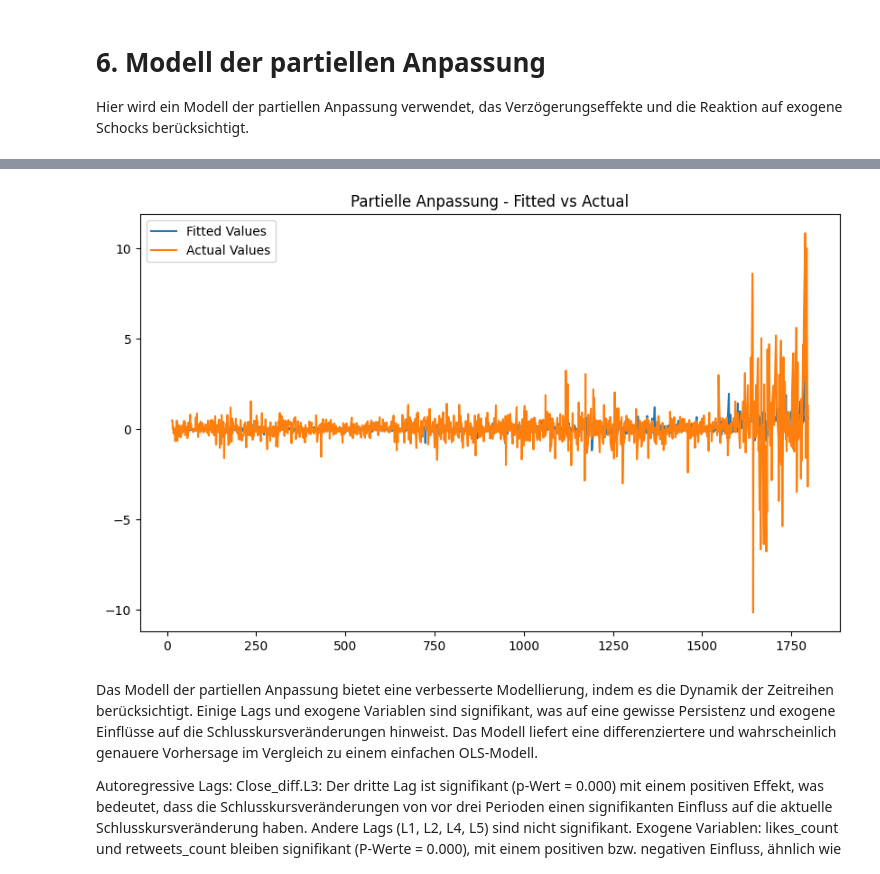
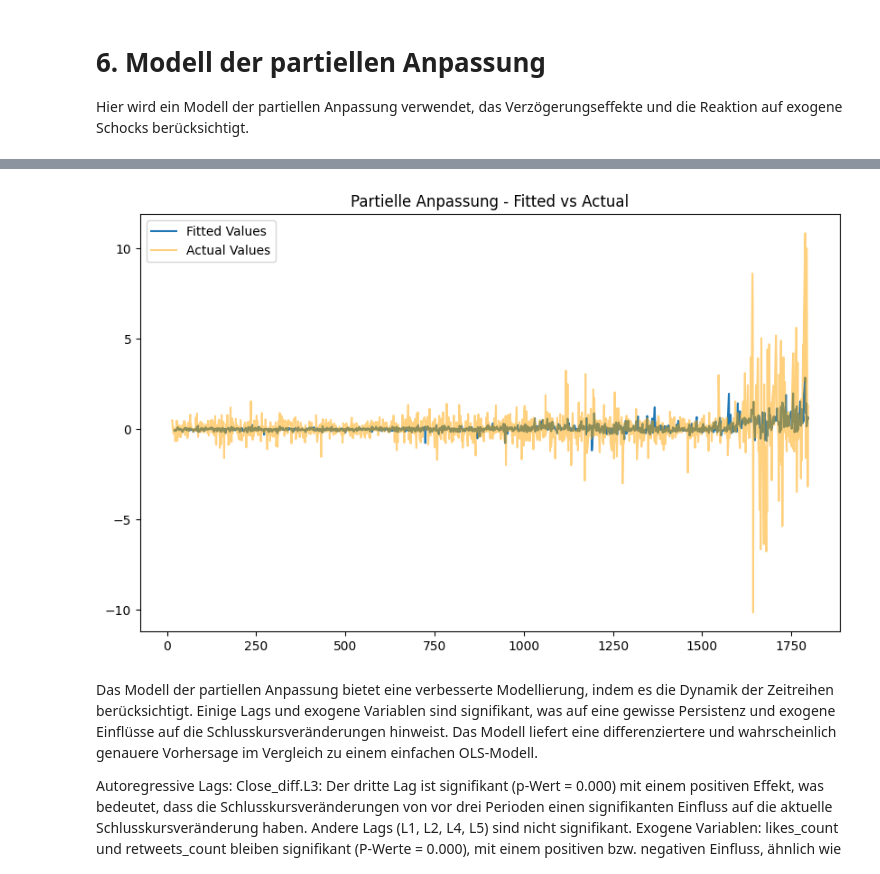
Before and after one commit to ReebalSami/140-Characters-and-Billion-Dollar-Moves, a Jupyter notebook: Modell.ipynb, the cells around one changed output, grey strips where cells are left out. Drawn from its saved outputs; the diff is of its cells as text; code cells hidden in the pictures.

```diff
--- a/Modell.ipynb
+++ b/Modell.ipynb
@@ -511,8 +502,13 @@ print(ar_result.summary())
 
 # Plot der Residuen und Modellgüte
 plt.figure(figsize=(10, 6))
+
+# Plot Fitted Values
 plt.plot(ar_result.fittedvalues, label="Fitted Values")
-plt.plot(df['Close_diff'].dropna(), label="Actual Values")
+
+# Plot Actual Values with transparent orange color
+plt.plot(df['Close_diff'].dropna(), label="Actual Values", color="orange", alpha=0.5)
+
 plt.legend()
 plt.title('Partielle Anpassung - Fitted vs Actual')
 plt.show()
@@ -527,14 +523,14 @@ Time:                        22:40:39   BIC                           4083.550
 Sample:                             5   HQIC                          4037.819
                                  1372
 ============================================================================================
                                coef    std err          z      P>|z|      [0.025      0.975]
 --------------------------------------------------------------------------------------------
 ... (19 lines left out)
 AR.3            2.1169           -0.9868j            2.3356           -0.0694
 AR.4            2.1169           +0.9868j            2.3356            0.0694
 AR.5           -8.3123           -0.0000j            8.3123           -0.5000
 -----------------------------------------------------------------------------
-[figure, old version]
+[figure, new version]
 # %% [markdown]
 Das Modell der partiellen Anpassung bietet eine verbesserte Modellierung, indem es die Dynamik der Zeitreihen berücksichtigt. Einige Lags und exogene Variablen sind signifikant, was auf eine gewisse Persistenz und exogene Einflüsse auf die Schlusskursveränderungen hinweist. Das Modell liefert eine differenziertere und wahrscheinlich genauere Vorhersage im Vergleich zu einem einfachen OLS-Modell.
 
```
Also changed, not shown: parts of 20 cells of this notebook.
